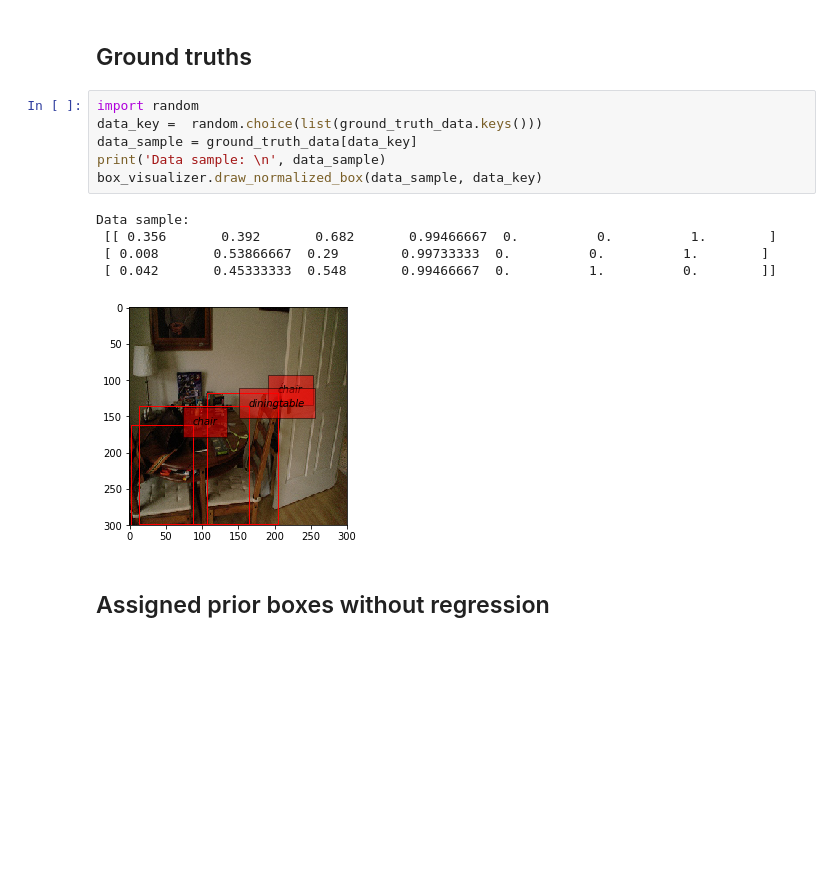
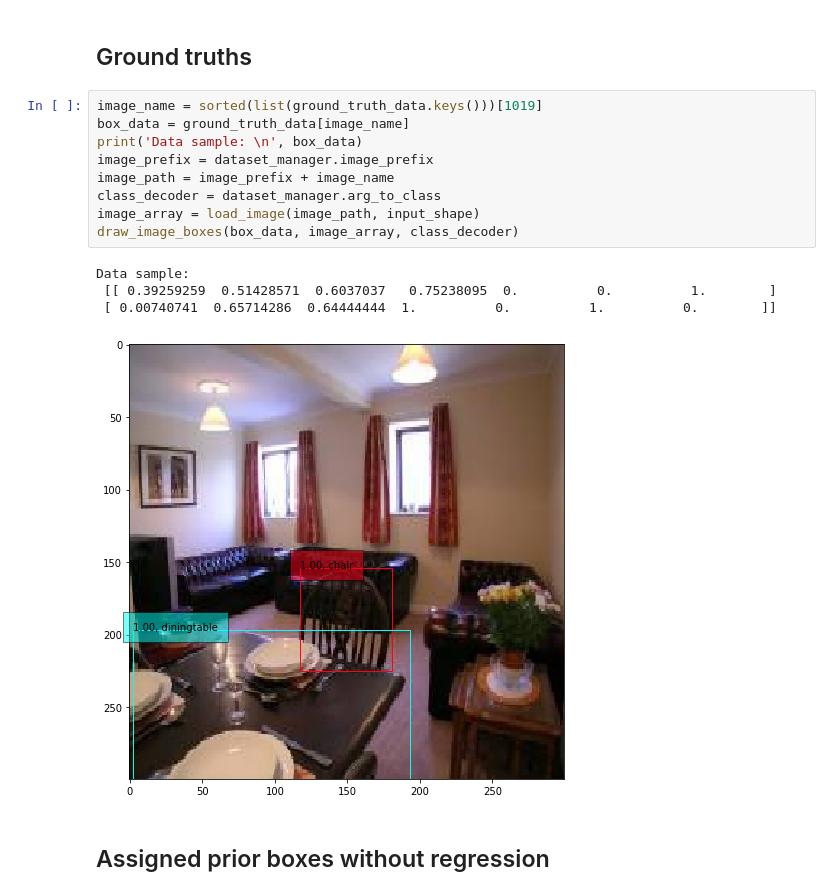
Before and after one commit to oarriaga/SSD-keras, a Jupyter notebook: src/visualization.ipynb, the cells around one changed output. Saved outputs shown, nothing was run; the diff lists cells and outputs as text; blank space fills up the shorter version.

```diff
--- a/src/visualization.ipynb
+++ b/src/visualization.ipynb
@@ -61,17 +64,19 @@ box_visualizer.draw_normalized_box(box_coordinates)
 # %% [markdown]
 ## Ground truths
-# %%
-import random
-data_key =  random.choice(list(ground_truth_data.keys()))
-data_sample = ground_truth_data[data_key]
-print('Data sample: \n', data_sample)
-box_visualizer.draw_normalized_box(data_sample, data_key)
-# %% [output]
-Data sample:
- [[ 0.356       0.392       0.682       0.99466667  0.          0.          1.        ]
- [ 0.008       0.53866667  0.29        0.99733333  0.          0.          1.        ]
- [ 0.042       0.45333333  0.548       0.99466667  0.          1.          0.        ]]
-[figure, removed]
+# %%
+image_name = sorted(list(ground_truth_data.keys()))[1019]
+box_data = ground_truth_data[image_name]
+print('Data sample: \n', box_data)
+image_prefix = dataset_manager.image_prefix
+image_path = image_prefix + image_name
+class_decoder = dataset_manager.arg_to_class
+image_array = load_image(image_path, input_shape)
+draw_image_boxes(box_data, image_array, class_decoder)
+# %% [output]
+Data sample:
+ [[ 0.39259259  0.51428571  0.6037037   0.75238095  0.          0.          1.        ]
+ [ 0.00740741  0.65714286  0.64444444  1.          0.          1.          0.        ]]
+[figure, added]
 # %% [markdown]
 ## Assigned prior boxes without regression
 # %%
```
Also changed, not shown: parts of 23 cells of this notebook.
